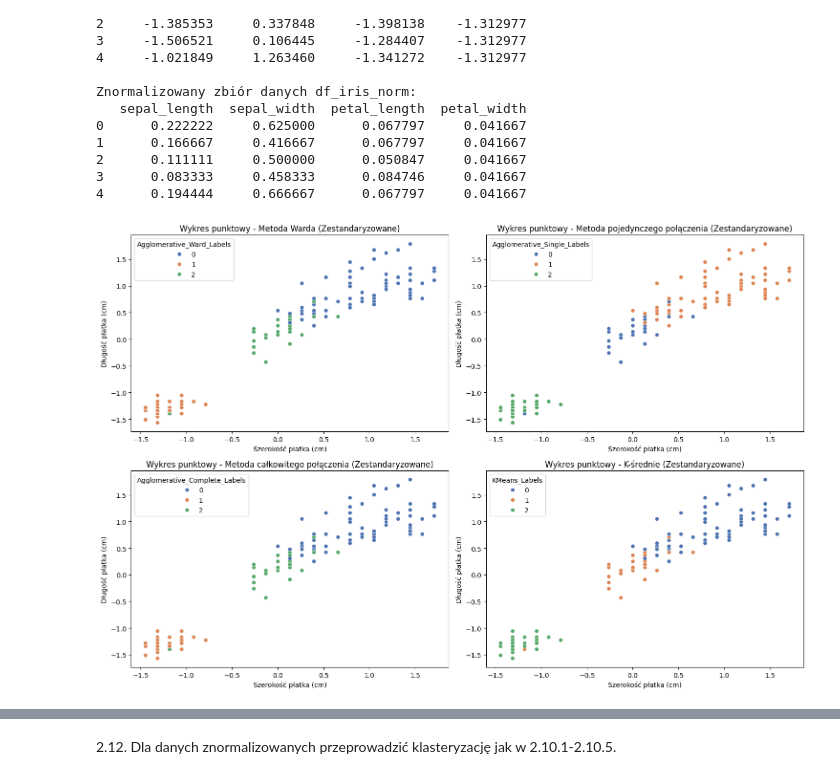
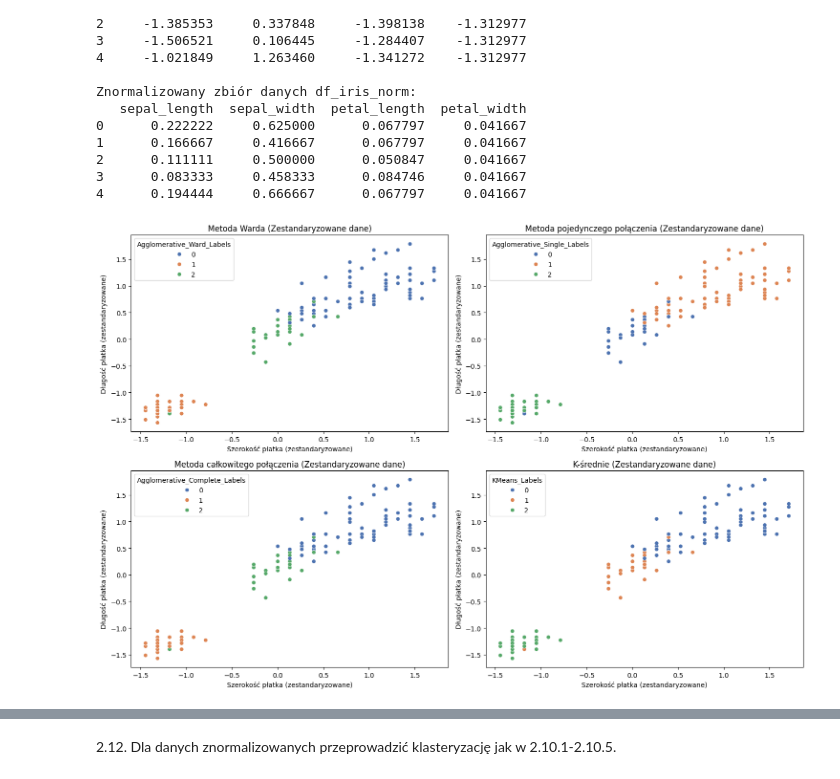
Before and after one commit to juliaduch/maszynowa_analiza_danych, a Jupyter notebook: Duch_Julia_LMAD_PSI_L4.ipynb, the cells around one changed output, grey strips where cells are left out. Drawn from its saved outputs; the diff is of its cells as text; code cells hidden in the pictures.

```diff
--- a/Duch_Julia_LMAD_PSI_L4.ipynb
+++ b/Duch_Julia_LMAD_PSI_L4.ipynb
@@ -424,14 +457,13 @@ plt.show()
 # %% [markdown]
 2.11. Dla danych zestandaryzowanych przeprowadzić klasteryzację jak w 2.10.1-2.10.5.
 # %%
-scaler = StandardScaler()
-df_iris_std = pd.DataFrame(scaler.fit_transform(df_iris), columns=df_iris.columns)
+# 2.7 i 2.8
+# scaler = StandardScaler()
+
 print("\nZestandaryzowany zbiór danych df_iris_std:")
 print(df_iris_std.head())
 
-# 2.8
-scaler_minmax = MinMaxScaler()
-df_iris_norm = pd.DataFrame(scaler_minmax.fit_transform(df_iris), columns=df_iris.columns)
+
 print("\nZnormalizowany zbiór danych df_iris_norm:")
 print(df_iris_norm.head())
 # %% [output]
@@ -453,54 +485,54 @@ Znormalizowany zbiór danych df_iris_norm:
 # %%
 n_clusters = 3
 
-# Klastrowanie aglomeracyjne - metoda Warda
-agglom_ward_std = AgglomerativeClustering(n_clusters=n_clusters, linkage='ward')
-df_iris_std['Agglomerative_Ward_Labels'] = agglom_ward_std.fit_predict(df_iris_std)
+# Klasteryzacja aglomeracyjna - metoda Warda
+agglom_ward = AgglomerativeClustering(n_clusters=n_clusters, linkage='ward')
+df_iris_std['Agglomerative_Ward_Labels'] = agglom_ward.fit_predict(df_iris_std)
 
-# Klastrowanie aglomeracyjne - metoda pojedynczego połączenia
-agglom_single_std = AgglomerativeClustering(n_clusters=n_clusters, linkage='single')
-df_iris_std['Agglomerative_Single_Labels'] = agglom_single_std.fit_predict(df_iris_std)
+# Klasteryzacja aglomeracyjna - metoda pojedynczego połączenia
+agglom_single = AgglomerativeClustering(n_clusters=n_clusters, linkage='single')
+df_iris_std['Agglomerative_Single_Labels'] = agglom_single.fit_predict(df_iris_std)
 
-# Klastrowanie aglomeracyjne - metoda całkowitego połączenia
-agglom_complete_std = AgglomerativeClustering(n_clusters=n_clusters, linkage='complete')
-df_iris_std['Agglomerative_Complete_Labels'] = agglom_complete_std.fit_predict(df_iris_std)
+# Klasteryzacja aglomeracyjna - metoda całkowitego połączenia
+agglom_complete = AgglomerativeClustering(n_clusters=n_clusters, linkage='complete')
+df_iris_std['Agglomerative_Complete_Labels'] = agglom_complete.fit_predict(df_iris_std)
 
-# Klastrowanie k-średnich
-kmeans_std = KMeans(n_clusters=n_clusters, random_state=42)
-df_iris_std['KMeans_Labels'] = kmeans_std.fit_predict(df_iris_std)
+# Klasteryzacja k-średnich
+kmeans = KMeans(n_clusters=n_clusters, random_state=42)
+df_iris_std['KMeans_Labels'] = kmeans.fit_predict(df_iris_std)
 
-# Wykresy punktowe dla danych zestandaryzowanych
+# Wykresy punktowe
 plt.figure(figsize=(15, 10))
 
 # Wykres dla metody Warda
 plt.subplot(2, 2, 1)
 sns.scatterplot(data=df_iris_std, x='petal_width', y='petal_length', hue='Agglomerative_Ward_Labels', palette='deep')
-plt.title('Wykres punktowy - Metoda Warda (Zestandaryzowane)')
-plt.xlabel('Szerokość płatka (cm)')
-plt.ylabel('Długość płatka (cm)')
+plt.title('Metoda Warda (Zestandaryzowane dane)')
+plt.xlabel('Szerokość płatka (zestandaryzowane)')
+plt.ylabel('Długość płatka (zestandaryzowane)')
 
 # Wykres dla metody pojedynczego połączenia
 plt.subplot(2, 2, 2)
 sns.scatterplot(data=df_iris_std, x='petal_width', y='petal_length', hue='Agglomerative_Single_Labels', palette='deep')
-plt.title('Wykres punktowy - Metoda pojedynczego połączenia (Zestandaryzowane)')
-plt.xlabel('Szerokość płatka (cm)')
-plt.ylabel('Długość płatka (cm)')
+plt.title('Metoda pojedynczego połączenia (Zestandaryzowane dane)')
+plt.xlabel('Szerokość płatka (zestandaryzowane)')
+plt.ylabel('Długość płatka (zestandaryzowane)')
 
 # Wykres dla metody całkowitego połączenia
 plt.subplot(2, 2, 3)
 sns.scatterplot(data=df_iris_std, x='petal_width', y='petal_length', hue='Agglomerative_Complete_Labels', palette='deep')
-plt.title('Wykres punktowy - Metoda całkowitego połączenia (Zestandaryzowane)')
-plt.xlabel('Szerokość płatka (cm)')
-plt.ylabel('Długość płatka (cm)')
+plt.title('Metoda całkowitego połączenia (Zestandaryzowane dane)')
+plt.xlabel('Szerokość płatka (zestandaryzowane)')
+plt.ylabel('Długość płatka (zestandaryzowane)')
 
 # Wykres dla k-średnich
 plt.subplot(2, 2, 4)
 sns.scatterplot(data=df_iris_std, x='petal_width', y='petal_length', hue='KMeans_Labels', palette='deep')
-plt.title('Wykres punktowy - K-średnie (Zestandaryzowane)')
-plt.xlabel('Szerokość płatka (cm)')
-plt.ylabel('Długość płatka (cm)')
+plt.title('K-średnie (Zestandaryzowane dane)')
+plt.xlabel('Szerokość płatka (zestandaryzowane)')
+plt.ylabel('Długość płatka (zestandaryzowane)')
 
 plt.tight_layout()
 plt.show()
 # %% [output]
-[figure, old version]
+[figure, new version]
```
Also changed, not shown: parts of 11 cells of this notebook.
